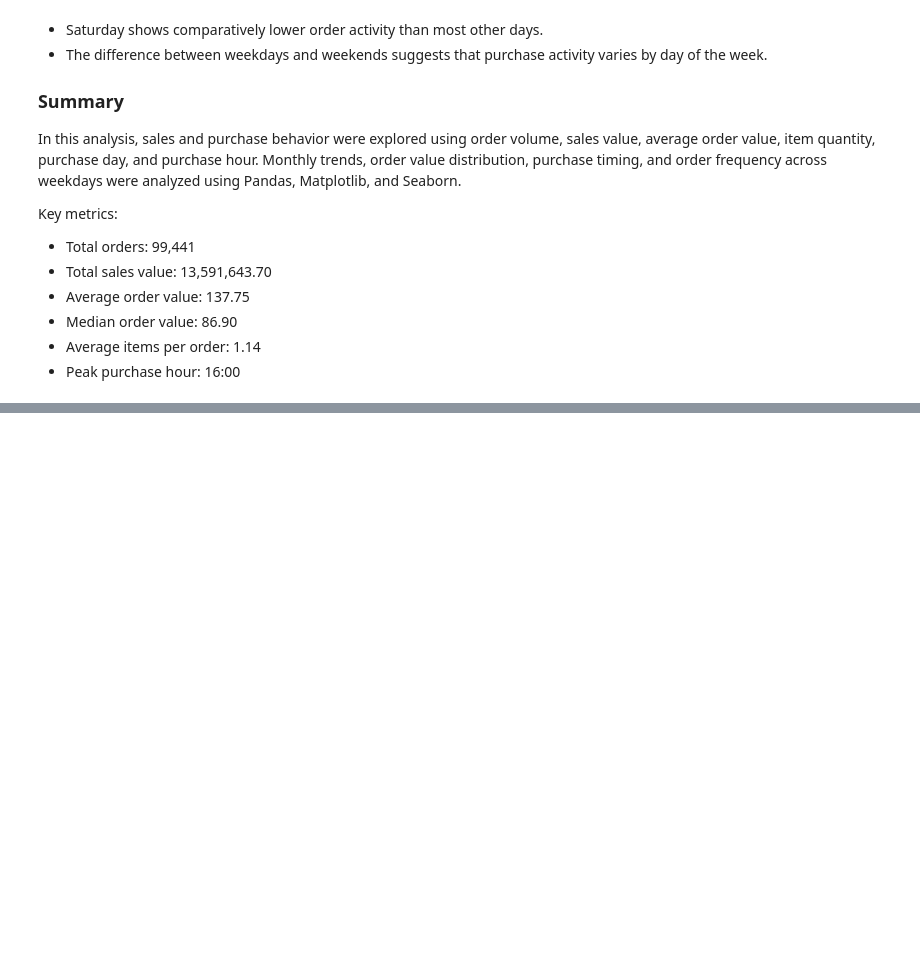
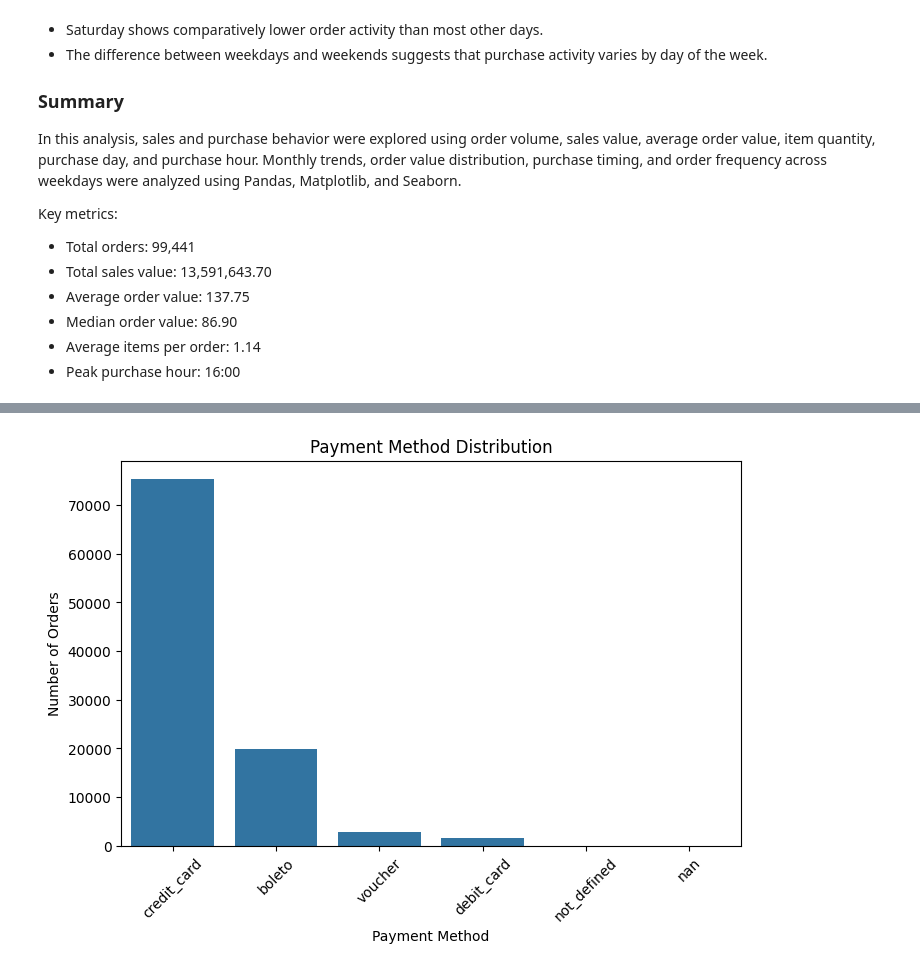
Before and after one commit to PranjaliSBidwe/E-Commerce_Sales_Customer_Behavior_Analysis, a Jupyter notebook: 01_data_understanding.ipynb, the cells around one changed output, grey strips where cells are left out. Saved outputs shown, nothing was run; the diff lists cells and outputs as text; code cells hidden in the pictures; blank space fills up the shorter version.

Commit message:
Payment behavior analysis

```diff
--- a/01_data_understanding.ipynb
+++ b/01_data_understanding.ipynb
@@ -1436,0 +1439,7 @@ Key metrics:
+# %%
+payment_method_counts = (
+    df_clean['payment_type']
+    .value_counts(dropna=False)
+)
+
+payment_method_counts
@@ -1436,0 +1455,15 @@ Key metrics:
+# %%
+plt.figure(figsize=(8, 5))
+
+sns.barplot(
+    x=payment_method_counts.index.astype(str),
+    y=payment_method_counts.values
+)
+
+plt.title('Payment Method Distribution')
+plt.xlabel('Payment Method')
+plt.ylabel('Number of Orders')
+plt.xticks(rotation=45)
+plt.show()
+# %% [output]
+[figure, added]
```
Also changed, not shown: parts of 14 cells of this notebook.
